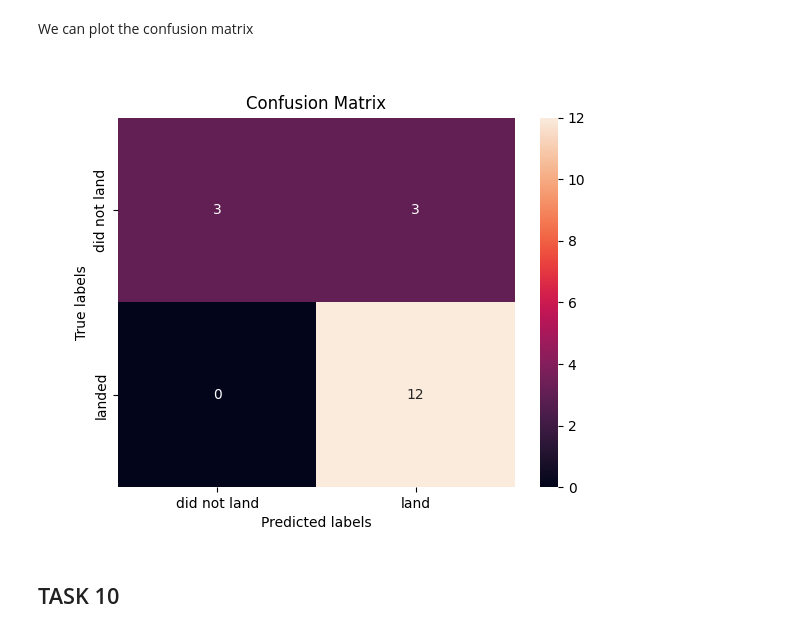
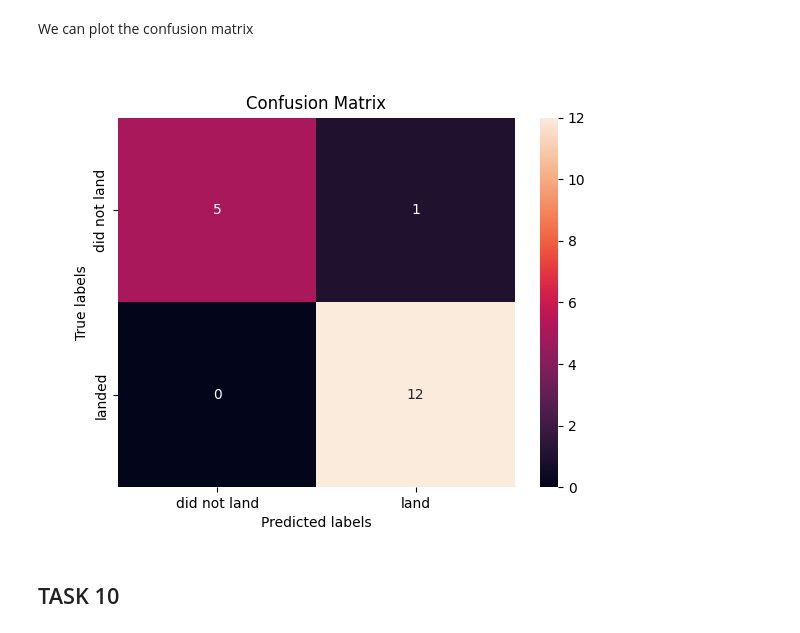
Before and after one commit to asmagh8/Coursera, a Jupyter notebook: Space X Falcon 9 First Stage Landing Prediction.ipynb, the cells around one changed output. Cells and saved outputs as stored; diff of their text form; code cells hidden in the pictures.

```diff
--- a/Space X Falcon 9 First Stage Landing Prediction.ipynb
+++ b/Space X Falcon 9 First Stage Landing Prediction.ipynb
@@ -282,10 +282,10 @@ tree_cv.score(X_test, Y_test)
 # %% [markdown]
 We can plot the confusion matrix
 # %%
-yhat = svm_cv.predict(X_test)
+yhat = tree_cv.predict(X_test)
 plot_confusion_matrix(Y_test,yhat)
 # %% [output]
-[figure, old version]
+[figure, new version]
 # %% [markdown]
 ## TASK  10
 # %% [markdown]
```
Also changed, not shown: parts of 5 cells of this notebook.
